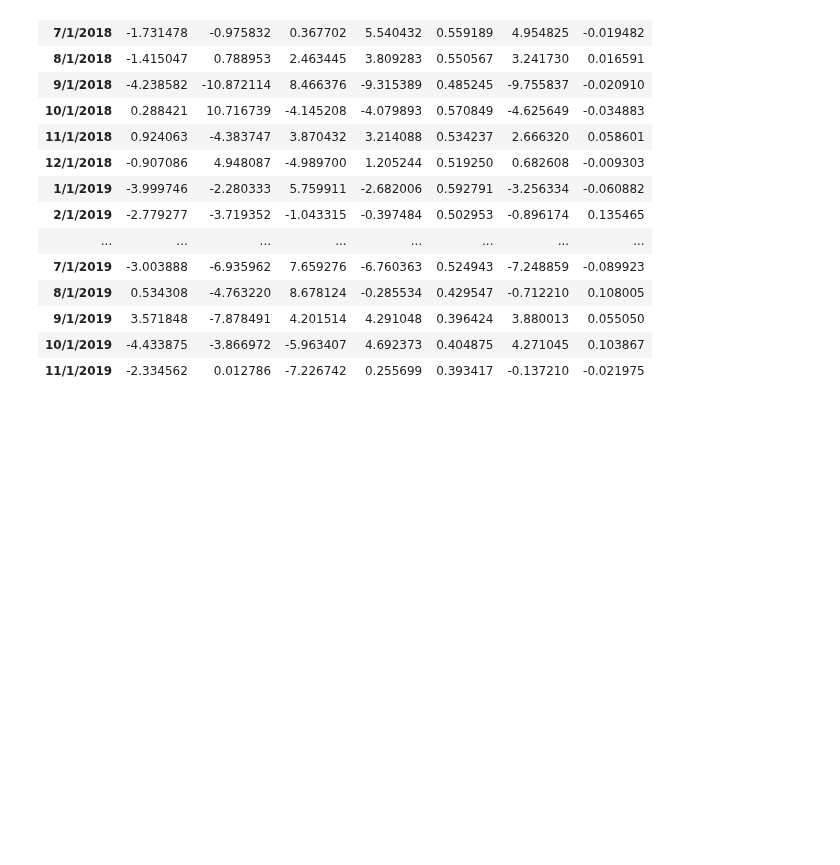
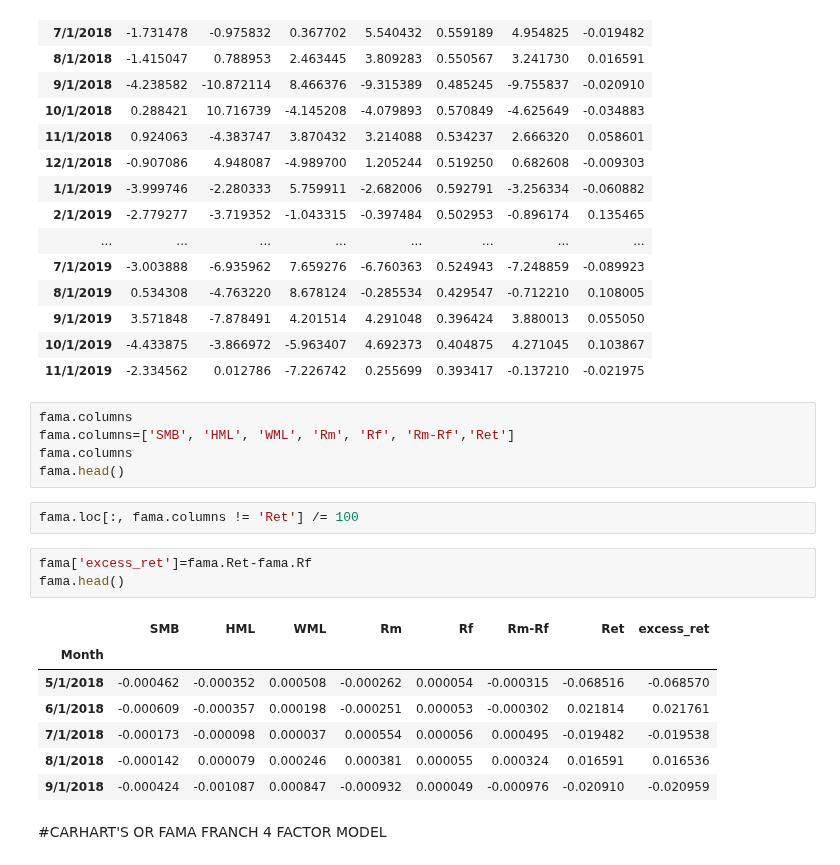
Before and after one commit to AMAYadav/PROJECTS-, a Jupyter notebook: factor_modelling.ipynb, the cells around one changed output. Drawn from its saved outputs; the diff is of its cells as text; blank space fills up the shorter version.

```diff
--- a/factor_modelling.ipynb
+++ b/factor_modelling.ipynb
@@ -271,3 +271,23 @@ fama
 | 9/1/2019 | 3.571848 | -7.878491 | 4.201514 | 4.291048 | 0.396424 | 3.880013 | 0.055050 |
 | 10/1/2019 | -4.433875 | -3.866972 | -5.963407 | 4.692373 | 0.404875 | 4.271045 | 0.103867 |
 | 11/1/2019 | -2.334562 | 0.012786 | -7.226742 | 0.255699 | 0.393417 | -0.137210 | -0.021975 |
+# %%
+fama.columns
+fama.columns=['SMB', 'HML', 'WML', 'Rm', 'Rf', 'Rm-Rf','Ret']
+fama.columns
+fama.head()
+# %%
+fama.loc[:, fama.columns != 'Ret'] /= 100
+# %%
+fama['excess_ret']=fama.Ret-fama.Rf
+fama.head()
+# %% [output]
+|  | SMB | HML | WML | Rm | Rf | Rm-Rf | Ret | excess_ret |
+| Month |  |  |  |  |  |  |  |  |
+| 5/1/2018 | -0.000462 | -0.000352 | 0.000508 | -0.000262 | 0.000054 | -0.000315 | -0.068516 | -0.068570 |
+| 6/1/2018 | -0.000609 | -0.000357 | 0.000198 | -0.000251 | 0.000053 | -0.000302 | 0.021814 | 0.021761 |
+| 7/1/2018 | -0.000173 | -0.000098 | 0.000037 | 0.000554 | 0.000056 | 0.000495 | -0.019482 | -0.019538 |
+| 8/1/2018 | -0.000142 | 0.000079 | 0.000246 | 0.000381 | 0.000055 | 0.000324 | 0.016591 | 0.016536 |
+| 9/1/2018 | -0.000424 | -0.001087 | 0.000847 | -0.000932 | 0.000049 | -0.000976 | -0.020910 | -0.020959 |
+# %% [markdown]
+#CARHART'S OR FAMA FRANCH 4 FACTOR MODEL
```
Also changed, not shown: parts of 2 cells of this notebook.
